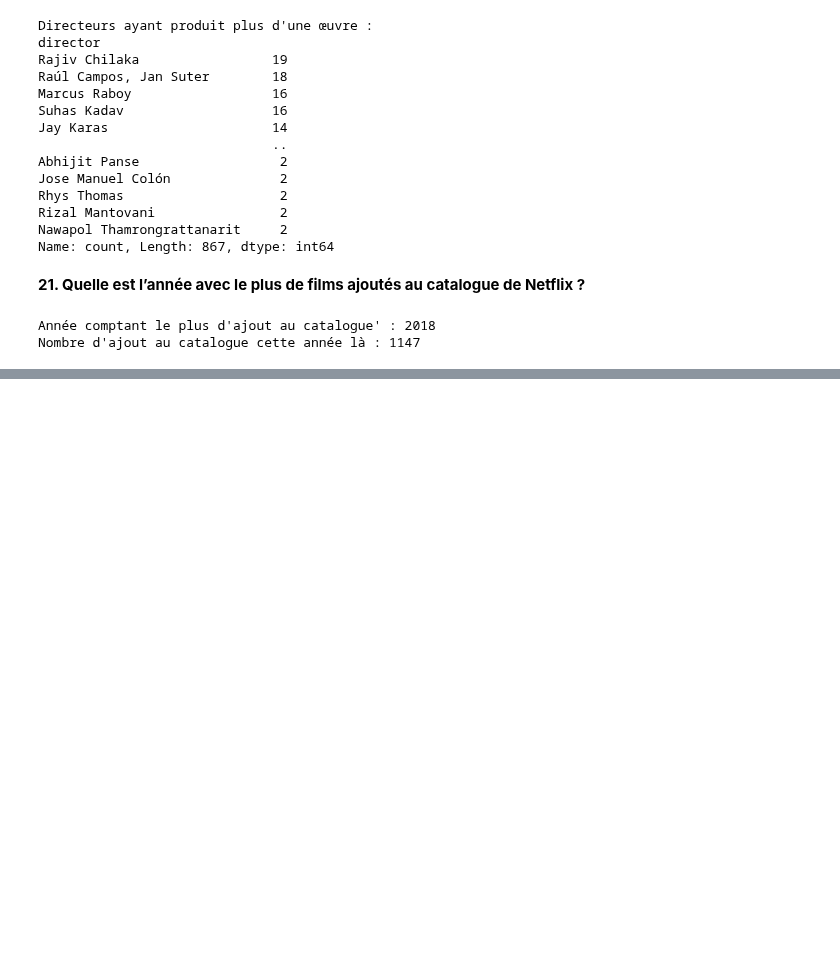
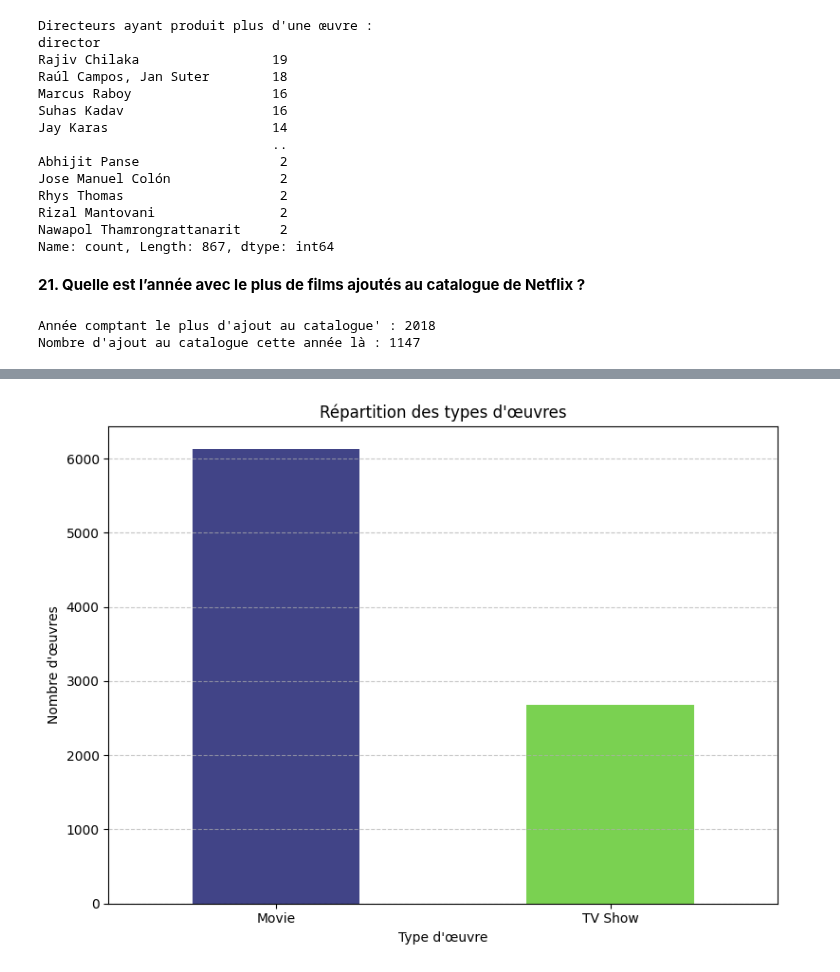
Before and after one commit to ines-lorquet/netflix-insights, a Jupyter notebook: Netflix Data Analysis.ipynb, the cells around one changed output, grey strips where cells are left out. Saved outputs shown, nothing was run; the diff lists cells and outputs as text; code cells hidden in the pictures; blank space fills up the shorter version.

Commit message:
[Visualisation a & b]

```diff
--- a/Netflix Data Analysis.ipynb
+++ b/Netflix Data Analysis.ipynb
@@ -506,0 +523,21 @@ Nombre d'ajout au catalogue cette année là : 1147
+# %%
+import matplotlib.pyplot as plt
+# crée colormap Viridis
+cmap = plt.get_cmap('viridis')
+
+
+# Compter le nombre d'œuvres de chaque type
+type_counts = df['type'].value_counts()
+
+# Créer le graphique à barres
+plt.figure(figsize=(8, 6))
+type_counts.plot(kind='bar', color=[cmap(0.2), cmap(0.8)])
+plt.title("Répartition des types d'œuvres")
+plt.xlabel("Type d'œuvre")
+plt.ylabel("Nombre d'œuvres")
+plt.xticks(rotation=0)  # Rotation des étiquettes de l'axe des x
+plt.grid(axis='y', linestyle='--', alpha=0.7)
+plt.tight_layout()  # Ajuster la mise en page pour éviter que le titre ne soit coupé
+plt.show()
+# %% [output]
+[figure, added]
```
Also changed, not shown: parts of 5 cells of this notebook.
